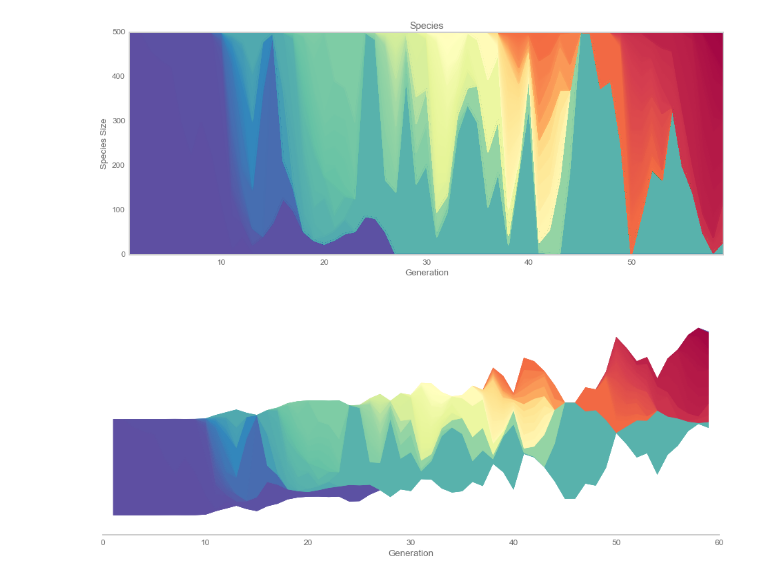
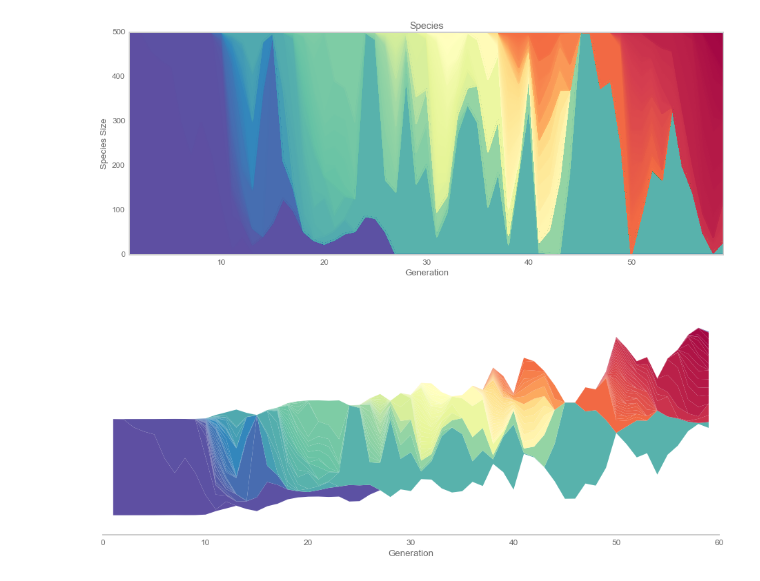
Before and after one commit to BarkingMouseStudio/unity-experiments, a Jupyter notebook: Fitness.ipynb, the cells around one changed output. Cells and saved outputs as stored; diff of their text form; code cells hidden in the pictures.

```diff
--- a/Fitness.ipynb
+++ b/Fitness.ipynb
@@ -80,20 +80,22 @@ ax.set_ylabel("Species Size")
 <matplotlib.text.Text at 0x...>
 [figure]
 # %%
+from matplotlib import transforms
+
 X = df.index.values
 Y = [df[c] for c in df.columns.values]
 
 fig = plt.figure(figsize=(16, 6))
 ax = fig.add_subplot(111)
 
 plt.stackplot(X, *Y, colors=palette, baseline="wiggle", linewidths=0)
-plt.stackplot(X, *Y, colors=palette, baseline="wiggle", linewidths=0)
-plt.stackplot(X, *Y, colors=palette, baseline="wiggle", linewidths=0)
+# plt.stackplot(X, *Y, colors=palette, baseline="wiggle", linewidths=0)
+# plt.stackplot(X, *Y, colors=palette, baseline="wiggle", linewidths=0)
 
 ax.set_xlabel("Generation")
 ax.set_ylabel("Species Size")
 ax.get_yaxis().set_visible(False)
 
 sns.despine(left=True, trim=True)
 # %% [output]
-[figure, old version]
+[figure, new version]
```
Also changed, not shown: 24 other files.
